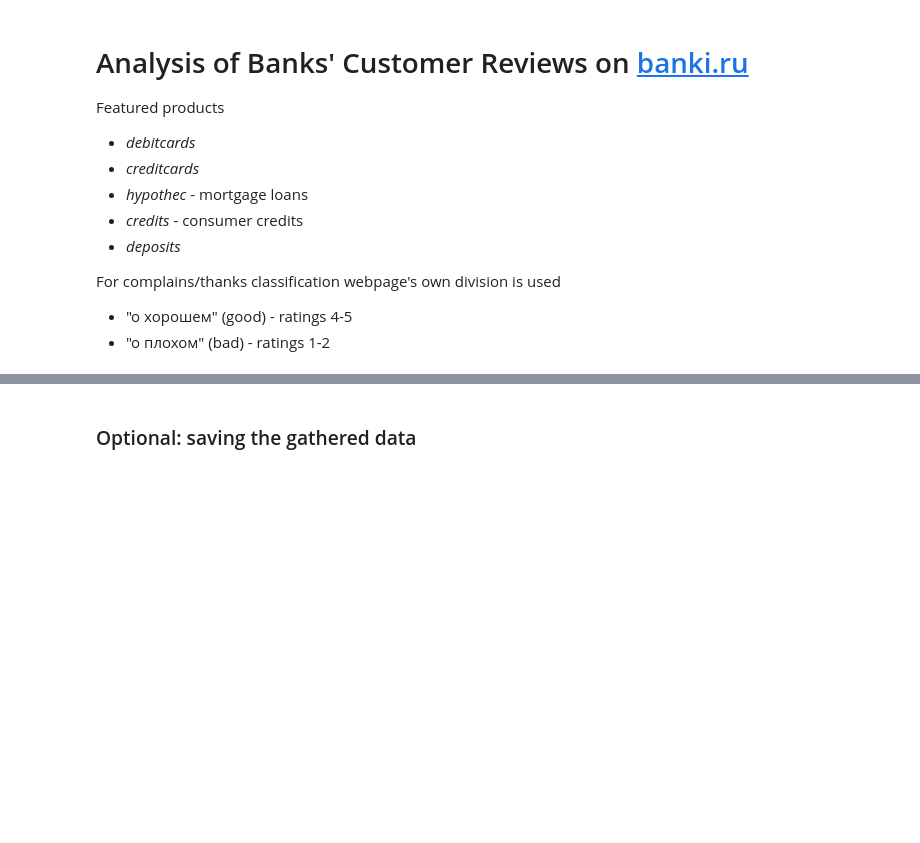
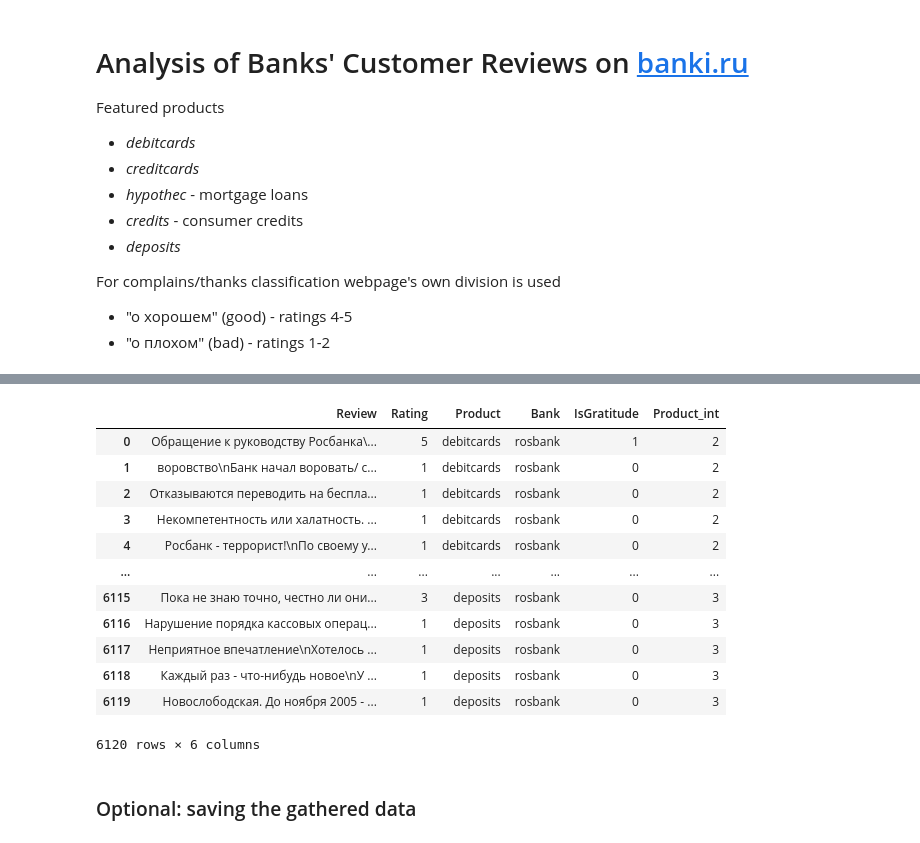
Before and after one commit to homosociologicus/my_projects, a Jupyter notebook: reviews/bank_reviews.ipynb, the cells around one changed output, grey strips where cells are left out. Saved outputs shown, nothing was run; the diff lists cells and outputs as text; code cells hidden in the pictures; blank space fills up the shorter version.

```diff
--- a/reviews/bank_reviews.ipynb
+++ b/reviews/bank_reviews.ipynb
@@ -77,6 +76,8 @@ def parse_product(bank='rosbank',
     while True:
         url = f'https://www.banki.ru/services/responses/bank/{bank}/product/{product}/?{rated}page={page}&isMobile=0'
         req = requests.get(url)
+
+        # OK response
         if req.status_code == 200:
             tree = BeautifulSoup(req.content,
                                  'html.parser')
@@ -94,17 +95,23 @@ def parse_product(bank='rosbank',
                 Rating.extend([int(rating.text.strip()) for rating in ratings])
             Review.extend(reviews)
 
-            # moving on to the next webpage
+            # moving on to the next webpage and
+            # sleeping to avoid the occasional ban (uses more time)
+            # also using print just to keep track of the progress
+            print(f'bank: {bank}, product: {product}, page: {page}')
             page += 1
+            time.sleep(2)
 
         # request throws 404 when we run out of pages
         elif rated:
             return pd.DataFrame({'Review': Review,
                                  'Rating': Rating,
-                                 'Product': product})
+                                 'Product': product,
+                                 'Bank': bank})
         else:
             return pd.DataFrame({'Review': Review,
-                                 'Product': product})
+                                 'Product': product,
+                                 'Bank': bank})
 # %%
 # the bank name and categories of products to extract
 bank = 'rosbank'
@@ -119,9 +126,11 @@ df = []
 for product in products:
     try:
         df.append(parse_product(bank=bank, product=product))
-        time.sleep(3)
+#         time.sleep(15)
     except:
         time.sleep(15)
         df.append(parse_product(bank=bank, product=product))
-        time.sleep(3)
-df = pd.concat(df, ignore_index=True)
+        time.sleep(5)
+# df = pd.concat((parse_product(bank=bank, product=product) for product in products),
+#                ignore_index=True)
+df = pd.concat(df, ignore_index=True, copy=False)
@@ -137,6 +165,22 @@ df['Product_int'] = encoder.transform(df.Product)
 # product -> class
 products_to_int = sorted(zip(products, encoder.transform(products)),
                          key=lambda x: x[-1])
+# %%
+df
+# %% [output]
+|  | Review | Rating | Product | Bank | IsGratitude | Product_int |
+| 0 | Обращение к руководству Росбанка\... | 5 | debitcards | rosbank | 1 | 2 |
+| 1 | воровство\nБанк начал воровать/ с... | 1 | debitcards | rosbank | 0 | 2 |
+| 2 | Отказываются переводить на беспла... | 1 | debitcards | rosbank | 0 | 2 |
+| 3 | Некомпетентность или халатность. ... | 1 | debitcards | rosbank | 0 | 2 |
+| 4 | Росбанк - террорист!\nПо своему у... | 1 | debitcards | rosbank | 0 | 2 |
+| ... | ... | ... | ... | ... | ... | ... |
+| 6115 | Пока не знаю точно, честно ли они... | 3 | deposits | rosbank | 0 | 3 |
+| 6116 | Нарушение порядка кассовых операц... | 1 | deposits | rosbank | 0 | 3 |
+| 6117 | Неприятное впечатление\nХотелось ... | 1 | deposits | rosbank | 0 | 3 |
+| 6118 | Каждый раз - что-нибудь новое\nУ ... | 1 | deposits | rosbank | 0 | 3 |
+| 6119 | Новослободская. До ноября 2005 - ... | 1 | deposits | rosbank | 0 | 3 |
+6120 rows × 6 columns
 # %% [markdown]
 ### Optional: saving the gathered data
 # %%
```
Also changed, not shown: parts of 16 cells of this notebook, 4 other files.
